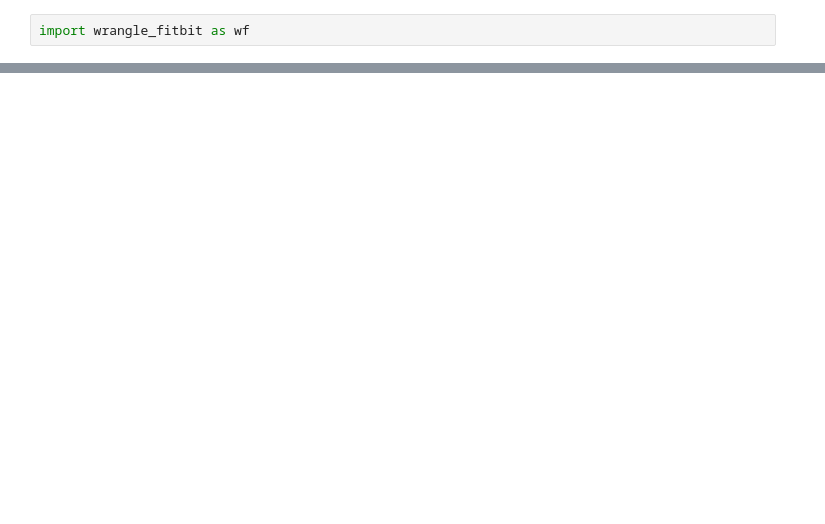
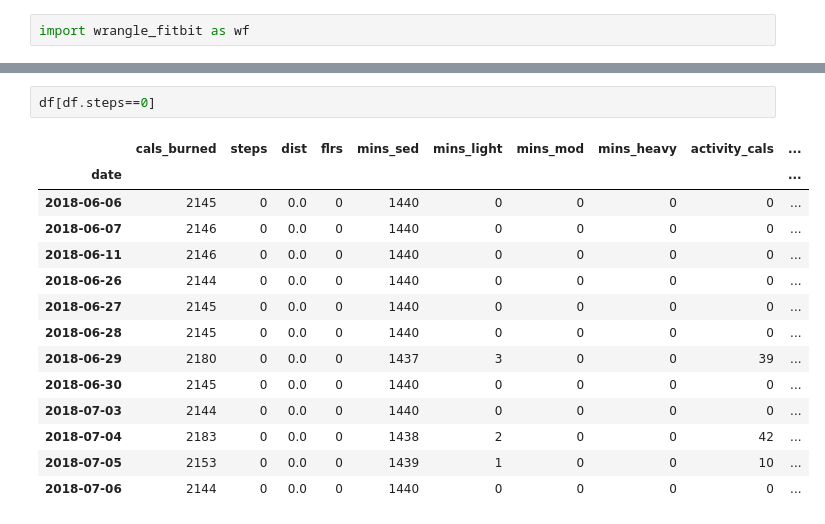
Before and after one commit to DoubleStufERoe/BayesP05_Fitbit, a Jupyter notebook: fitbit_kworking.ipynb, the cells around one changed output, grey strips where cells are left out. Saved outputs shown, nothing was run; the diff lists cells and outputs as text; blank space fills up the shorter version.

```diff
--- a/fitbit_kworking.ipynb
+++ b/fitbit_kworking.ipynb
@@ -219,0 +186,17 @@ wf.get_activities_data()
+# %%
+df[df.steps==0]
+# %% [output]
+|  | cals_burned | steps | dist | flrs | mins_sed | mins_light | mins_mod | mins_heavy | activity_cals | ... |
+| date |  |  |  |  |  |  |  |  |  | ... |
+| 2018-06-06 | 2145 | 0 | 0.0 | 0 | 1440 | 0 | 0 | 0 | 0 | ... |
+| 2018-06-07 | 2146 | 0 | 0.0 | 0 | 1440 | 0 | 0 | 0 | 0 | ... |
+| 2018-06-11 | 2146 | 0 | 0.0 | 0 | 1440 | 0 | 0 | 0 | 0 | ... |
+| 2018-06-26 | 2144 | 0 | 0.0 | 0 | 1440 | 0 | 0 | 0 | 0 | ... |
+| 2018-06-27 | 2145 | 0 | 0.0 | 0 | 1440 | 0 | 0 | 0 | 0 | ... |
+| 2018-06-28 | 2145 | 0 | 0.0 | 0 | 1440 | 0 | 0 | 0 | 0 | ... |
+| 2018-06-29 | 2180 | 0 | 0.0 | 0 | 1437 | 3 | 0 | 0 | 39 | ... |
+| 2018-06-30 | 2145 | 0 | 0.0 | 0 | 1440 | 0 | 0 | 0 | 0 | ... |
+| 2018-07-03 | 2144 | 0 | 0.0 | 0 | 1440 | 0 | 0 | 0 | 0 | ... |
+| 2018-07-04 | 2183 | 0 | 0.0 | 0 | 1438 | 2 | 0 | 0 | 42 | ... |
+| 2018-07-05 | 2153 | 0 | 0.0 | 0 | 1439 | 1 | 0 | 0 | 10 | ... |
+| 2018-07-06 | 2144 | 0 | 0.0 | 0 | 1440 | 0 | 0 | 0 | 0 | ... |
```
Also changed, not shown: parts of 15 cells of this notebook, 2 other files.
